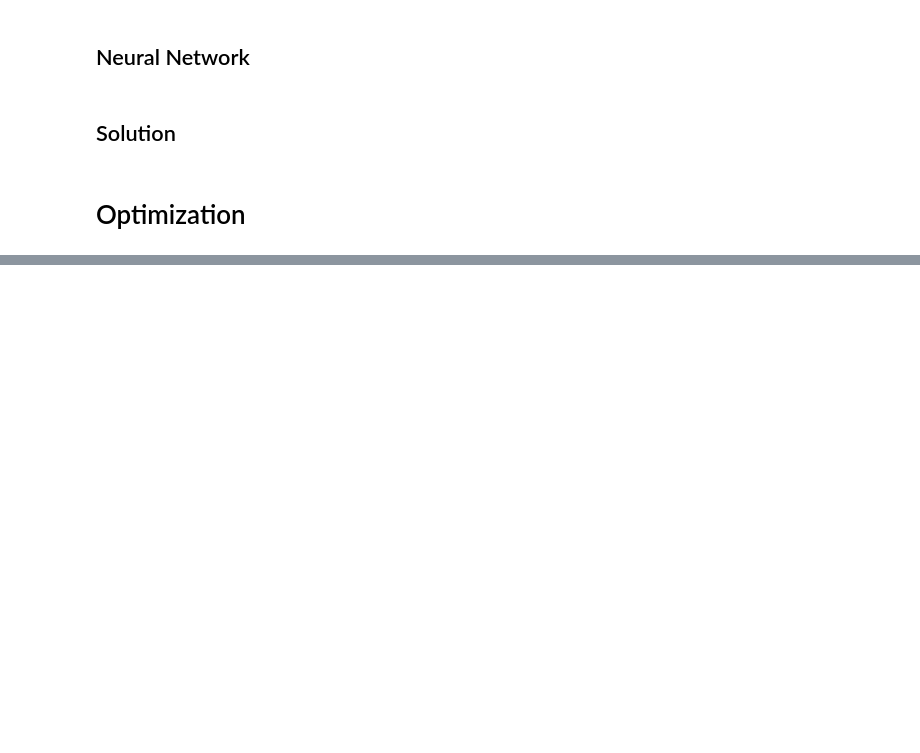
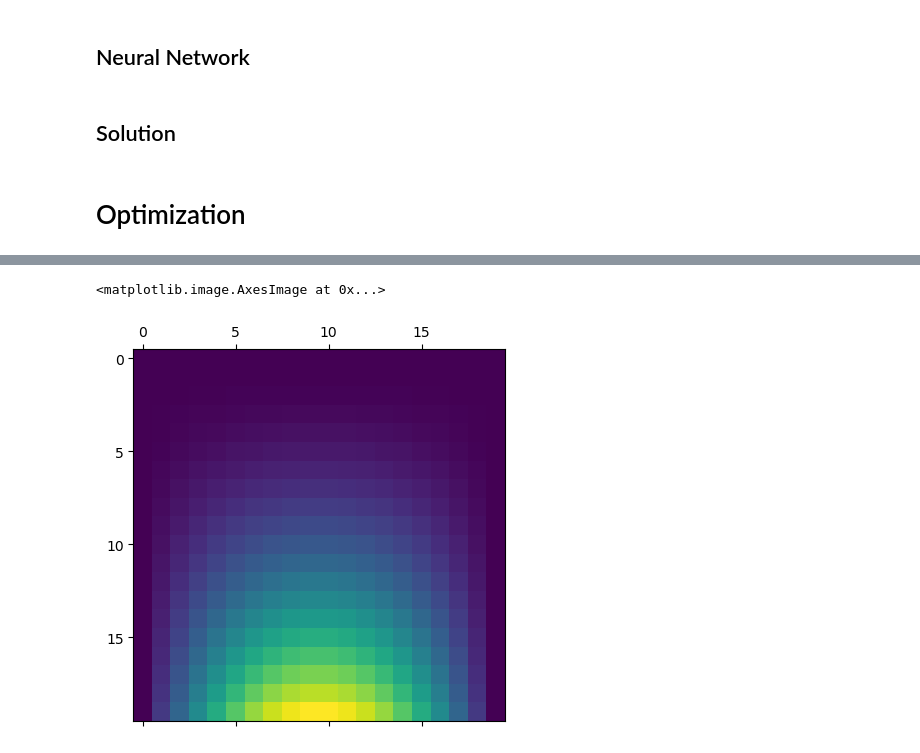
Before and after one commit to qchen0815/AMSC808N-Project-1, a Jupyter notebook: src/problem2.ipynb, the cells around one changed output, grey strips where cells are left out. Saved outputs shown, nothing was run; the diff lists cells and outputs as text; code cells hidden in the pictures; blank space fills up the shorter version.

```diff
--- a/src/problem2.ipynb
+++ b/src/problem2.ipynb
@@ -185,0 +268,3 @@ class Solution:
+# %%
+def exact_solution(x, y):
+    return y ** 2 * np.sin(np.pi * x)
@@ -185,0 +309,5 @@ class Solution:
+# %%
+plt.matshow(exact_solution(x, y).reshape(20, 20))
+# %% [output]
+<matplotlib.image.AxesImage at 0x...>
+[figure, added]
```
Also changed, not shown: parts of 10 cells of this notebook.
